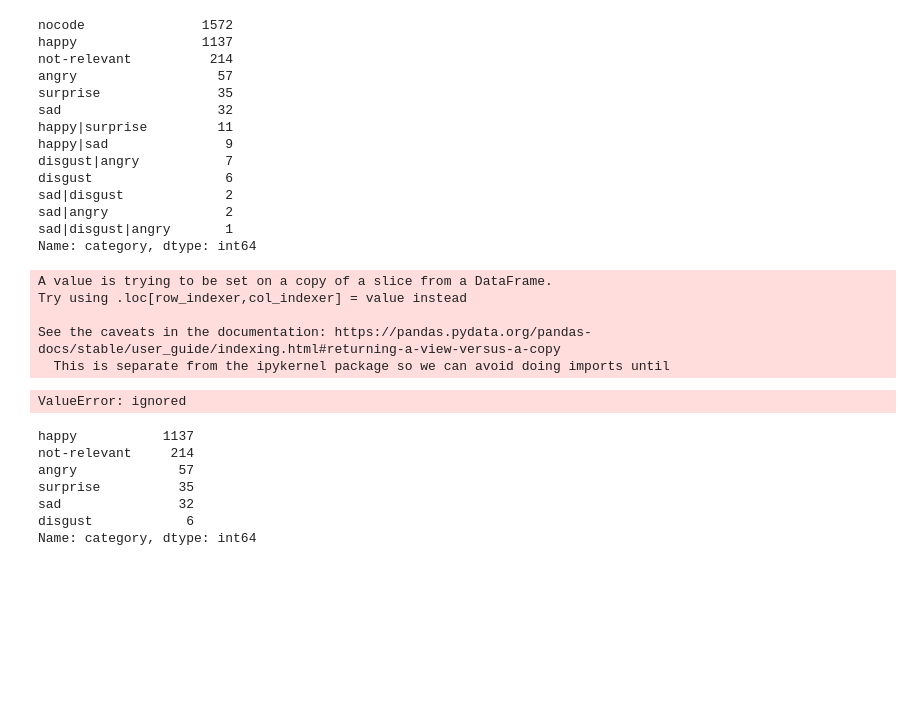
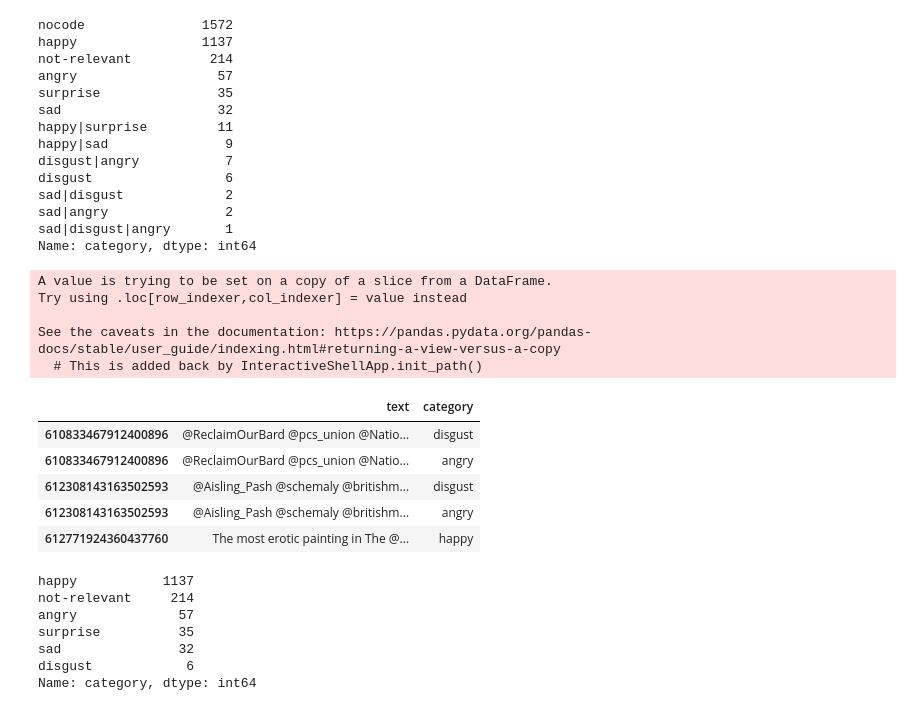
Before and after one commit to tamnguyen135/Sentiment-Analysis-on-Tweets, a Jupyter notebook: Project/Project.ipynb, the cells around one changed output. Cells and saved outputs as stored; diff of their text form; code cells hidden in the pictures; blank space fills up the shorter version.

```diff
--- a/Project/Project.ipynb
+++ b/Project/Project.ipynb
@@ -105,26 +105,39 @@ sad|disgust|angry       1
 Name: category, dtype: int64
 # %%
 df = df[df.category != 'nocode']
-# %%
-mixed = df[df.category.str.contains('\|')]
-mixed.head()
-mixed['category'] = mixed.category.map(lambda s: s.split('|'))
-mixed.apply(split_category, axis = 'columns')
-
-def split_category(row):
-  df = []
-  for c in row.category:
-    r = row
-    r['category'] = c
-    pd.concat(df, r)
-  return df
-# %% [output]
-A value is trying to be set on a copy of a slice from a DataFrame.
-Try using .loc[row_indexer,col_indexer] = value instead
-
-See the caveats in the documentation: https://pandas.pydata.org/pandas-docs/stable/user_guide/indexing.html#returning-a-view-versus-a-copy
-  This is separate from the ipykernel package so we can avoid doing imports until
-ValueError: ignored
+# %%
+def split_category(row):
+  df = pd.DataFrame(columns = row.index)
+  for c in row.category:
+    r = row
+    r.category = c
+    df = df.append(r)
+  # print(df)
+  return df
+
+mixed = df[df.category.str.contains('\|')]
+mixed['category'] = mixed.category.map(lambda s: s.split('|'))
+
+result = pd.DataFrame(columns = mixed.columns)
+
+for i in range(len(mixed.index)):
+    row = mixed.iloc[i]
+    result = pd.concat([result, split_category(row)])
+# mixed.apply(split_category, axis = 'columns', result_type = 'expand' )
+
+result.head()
+# %% [output]
+A value is trying to be set on a copy of a slice from a DataFrame.
+Try using .loc[row_indexer,col_indexer] = value instead
+
+See the caveats in the documentation: https://pandas.pydata.org/pandas-docs/stable/user_guide/indexing.html#returning-a-view-versus-a-copy
+  # This is added back by InteractiveShellApp.init_path()
+|  | text | category |
+| 610833467912400896 | @ReclaimOurBard @pcs_union @Natio... | disgust |
+| 610833467912400896 | @ReclaimOurBard @pcs_union @Natio... | angry |
+| 612308143163502593 | @Aisling_Pash @schemaly @britishm... | disgust |
+| 612308143163502593 | @Aisling_Pash @schemaly @britishm... | angry |
+| 612771924360437760 | The most erotic painting in The @... | happy |
 # %%
 df = df[-df.category.str.contains('\|')]
 # %%
```
Also changed, not shown: parts of 1 cell of this notebook.
